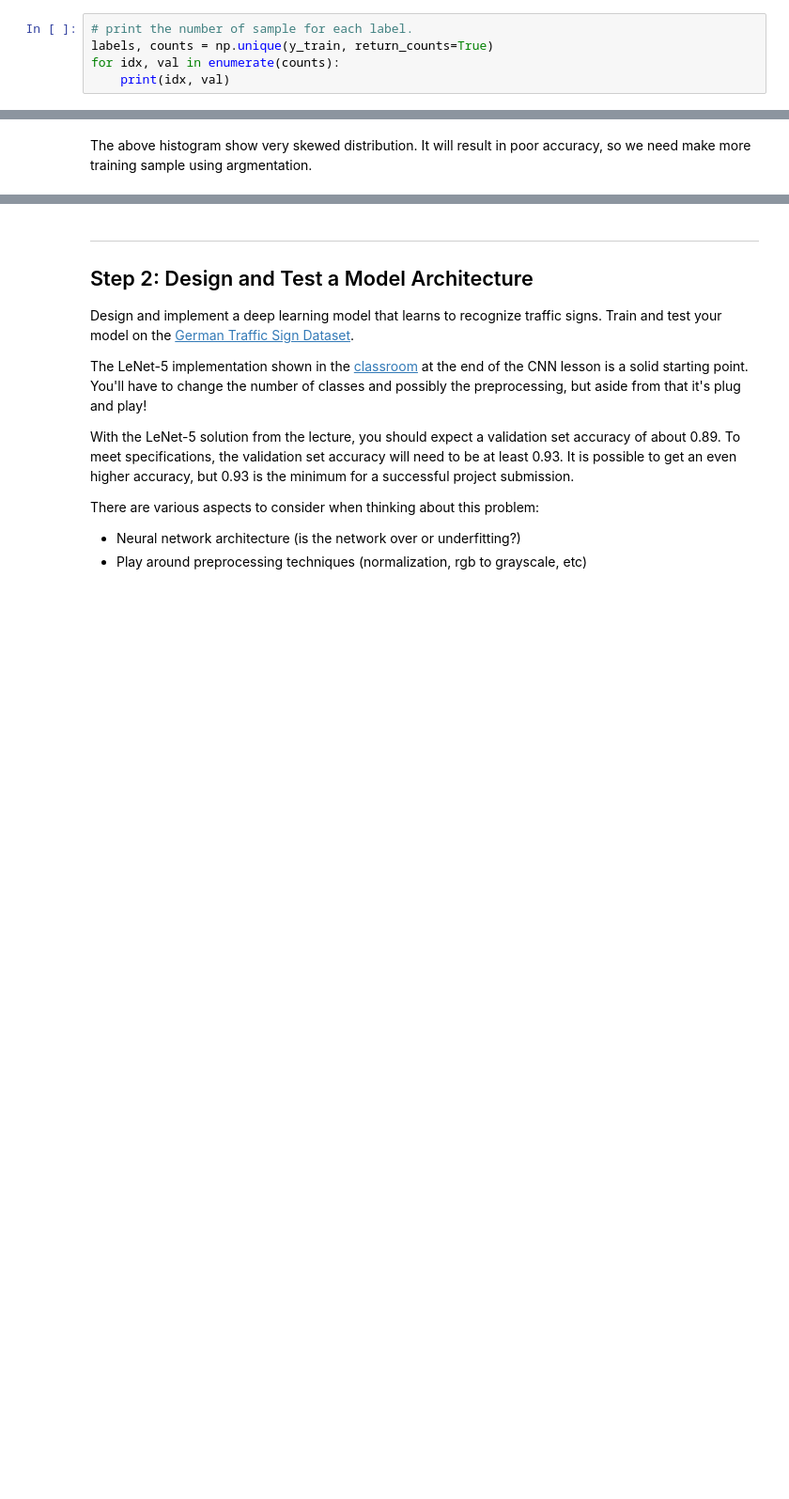
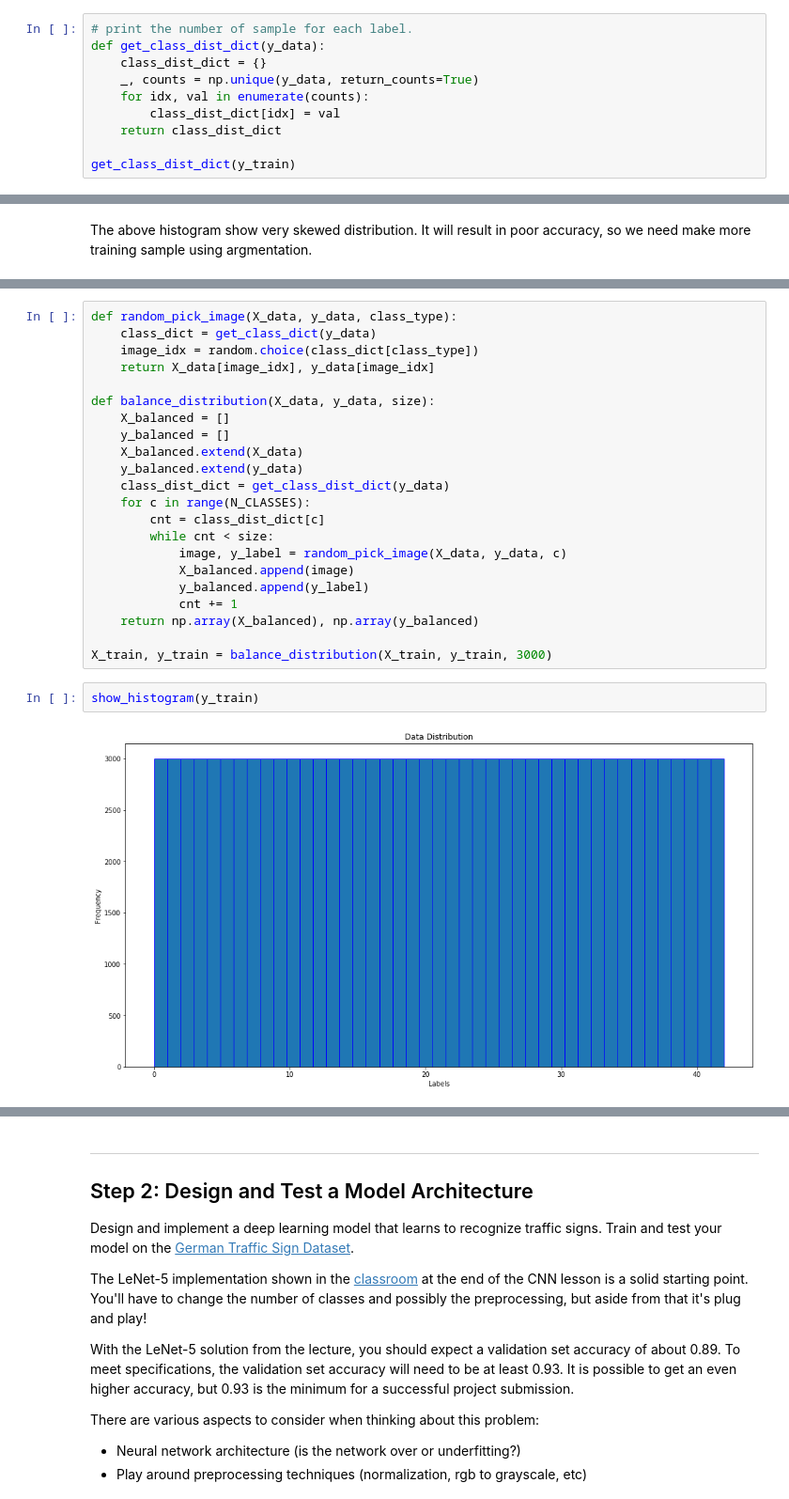
Before and after one commit to yummybian/CarND-Traffic-Sign-Classifier-Project, a Jupyter notebook: Traffic_Sign_Classifier.ipynb, the cells around one changed output, grey strips where cells are left out. Shown at 94% size. Cells and saved outputs as stored; diff of their text form; blank space fills up the shorter version.

```diff
--- a/Traffic_Sign_Classifier.ipynb
+++ b/Traffic_Sign_Classifier.ipynb
@@ -178,6 +177,11 @@ The histogram show very large skewed in training set. Some labels have very litt
 # %%
 # print the number of sample for each label.
-labels, counts = np.unique(y_train, return_counts=True)
-for idx, val in enumerate(counts):
-    print(idx, val)
+def get_class_dist_dict(y_data):
+    class_dist_dict = {}
+    _, counts = np.unique(y_data, return_counts=True)
+    for idx, val in enumerate(counts):
+        class_dist_dict[idx] = val
+    return class_dist_dict
+
+get_class_dist_dict(y_train)
 # %% [output]
@@ -277,0 +325,26 @@ for _ in range(5):
+# %%
+def random_pick_image(X_data, y_data, class_type):
+    class_dict = get_class_dict(y_data)
+    image_idx = random.choice(class_dict[class_type])
+    return X_data[image_idx], y_data[image_idx]
+
+def balance_distribution(X_data, y_data, size):
+    X_balanced = []
+    y_balanced = []
+    X_balanced.extend(X_data)
+    y_balanced.extend(y_data)
+    class_dist_dict = get_class_dist_dict(y_data)
+    for c in range(N_CLASSES):
+        cnt = class_dist_dict[c]
+        while cnt < size:
+            image, y_label = random_pick_image(X_data, y_data, c)
+            X_balanced.append(image)
+            y_balanced.append(y_label)
+            cnt += 1
+    return np.array(X_balanced), np.array(y_balanced)
+
+X_train, y_train = balance_distribution(X_train, y_train, 3000)
+# %%
+show_histogram(y_train)
+# %% [output]
+[figure, added]
```
Also changed, not shown: parts of 21 cells of this notebook.
